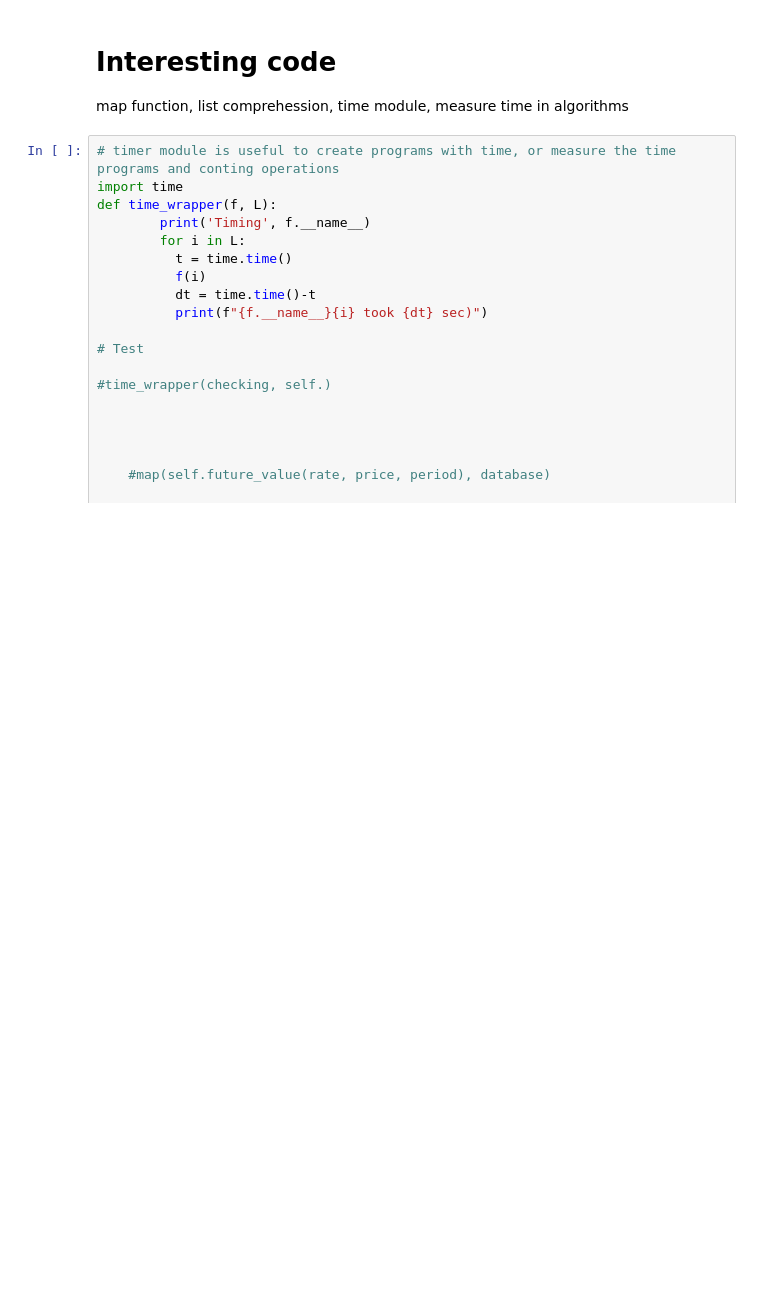
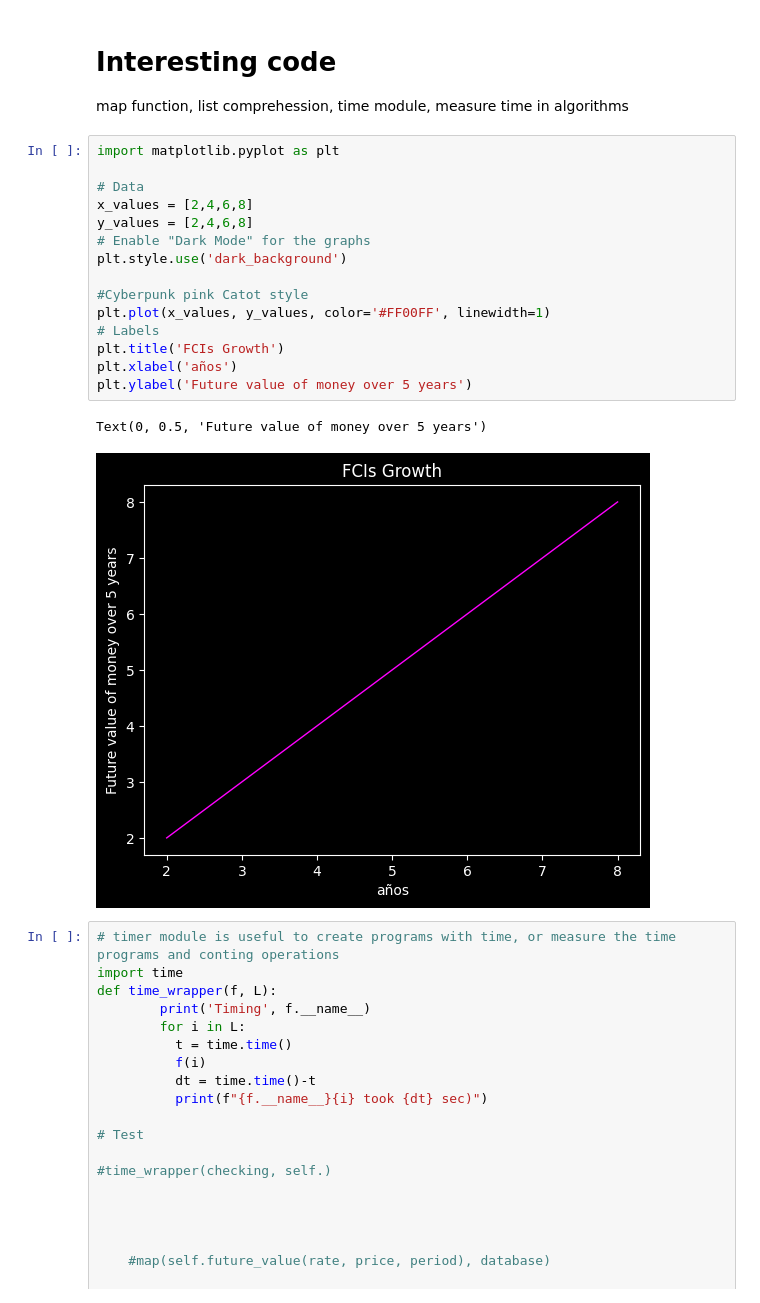
Before and after one commit to casimiro03/Finance-calculator, a Jupyter notebook: finance_program.ipynb, the cells around one changed output. Cells and saved outputs as stored; diff of their text form; blank space fills up the shorter version.

```diff
--- a/finance_program.ipynb
+++ b/finance_program.ipynb
@@ -227,6 +225,24 @@ for the rate 0.228 in 5 years, your $15000 will ascend to 41887.37000919552
 # %% [markdown]
 # Interesting code
 map function, list comprehession, time module, measure time in algorithms
+# %%
+import matplotlib.pyplot as plt
+
+# Data
+x_values = [2,4,6,8]
+y_values = [2,4,6,8]
+# Enable "Dark Mode" for the graphs
+plt.style.use('dark_background')
+
+#Cyberpunk pink Catot style
+plt.plot(x_values, y_values, color='#FF00FF', linewidth=1)
+# Labels
+plt.title('FCIs Growth')
+plt.xlabel('años')
+plt.ylabel('Future value of money over 5 years')
+# %% [output]
+Text(0, 0.5, 'Future value of money over 5 years')
+[figure, added]
 # %%
 # timer module is useful to create programs with time, or measure the time programs and conting operations
 import time
```
Also changed, not shown: parts of 2 cells of this notebook.
